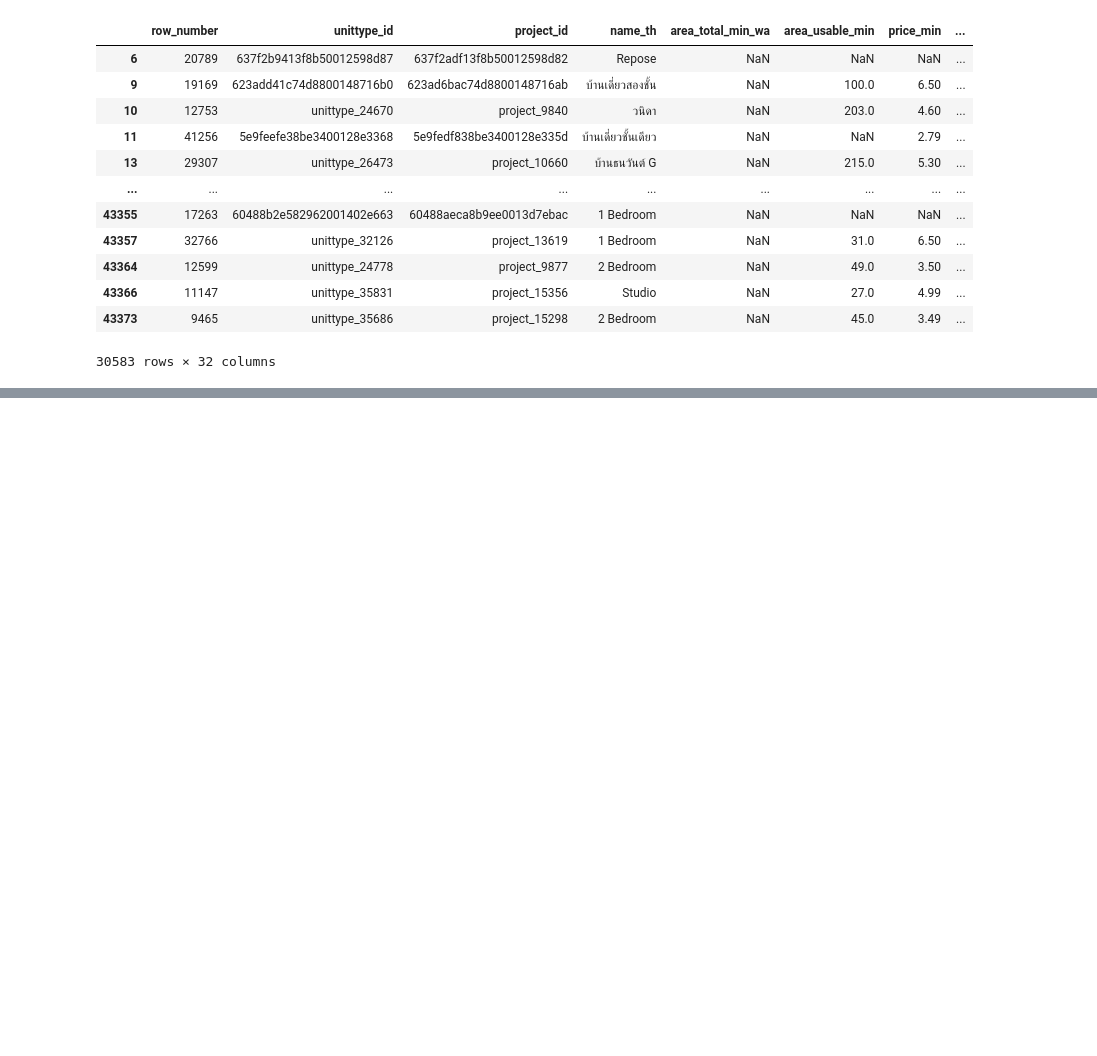
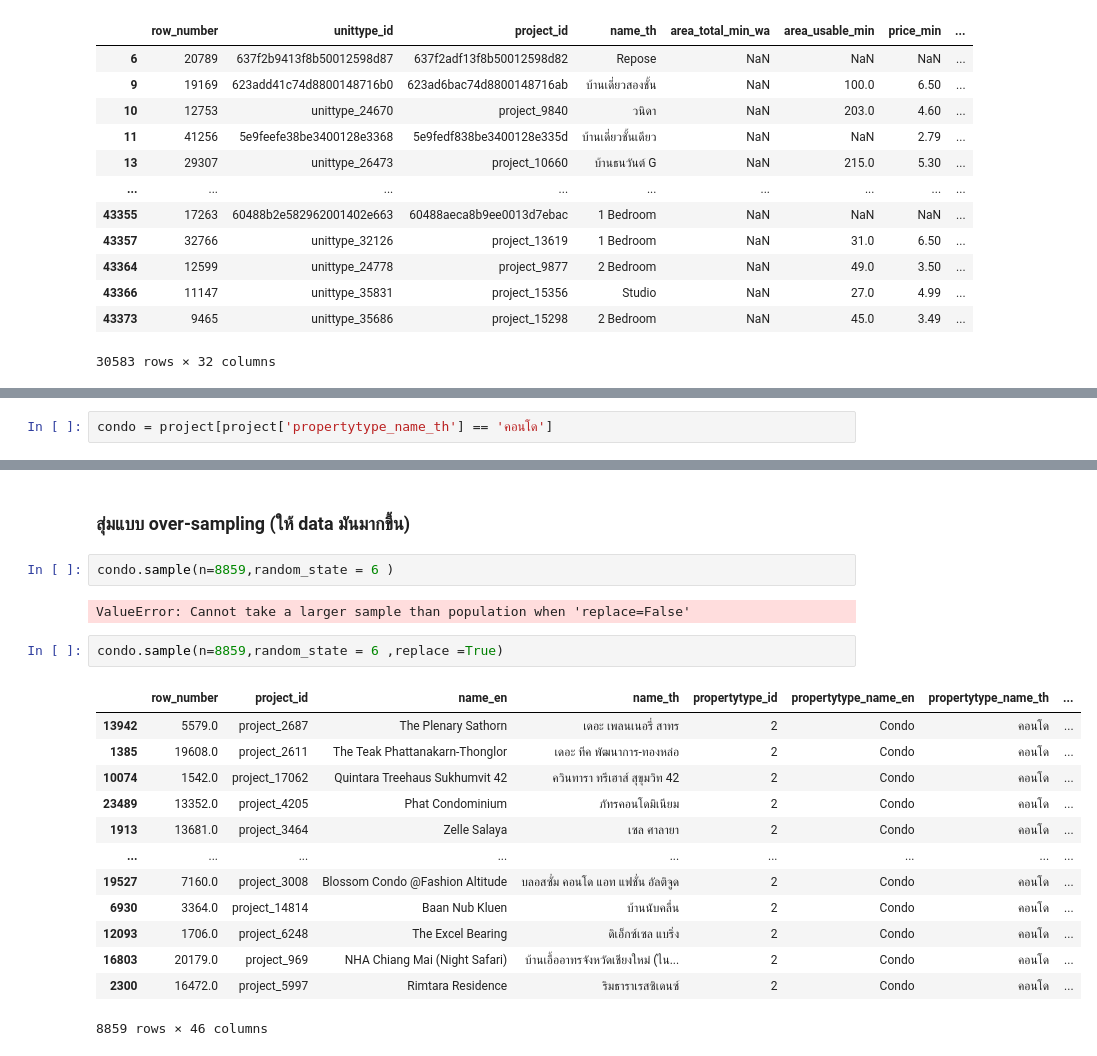
Before and after one commit to bugsotim/BSC_DPDM2025, a Jupyter notebook: CH3_Data_Prepocessing.ipynb, the cells around one changed output, grey strips where cells are left out. Drawn from its saved outputs; the diff is of its cells as text; blank space fills up the shorter version.

```diff
--- a/CH3_Data_Prepocessing.ipynb
+++ b/CH3_Data_Prepocessing.ipynb
@@ -607,0 +638,2 @@ condo_houses
+# %%
+condo = project[project['propertytype_name_th'] == 'คอนโด']
@@ -607,0 +687,22 @@ condo_houses
+# %% [markdown]
+### สุ่มแบบ over-sampling (ให้ data มันมากขึ้น)
+# %%
+condo.sample(n=8859,random_state = 6 )
+# %% [output]
+ValueError: Cannot take a larger sample than population when 'replace=False'
+# %%
+condo.sample(n=8859,random_state = 6 ,replace =True)
+# %% [output]
+|  | row_number | project_id | name_en | name_th | propertytype_id | propertytype_name_en | propertytype_name_th | ... |
+| 13942 | 5579.0 | project_2687 | The Plenary Sathorn | เดอะ เพลนเนอรี่ สาทร | 2 | Condo | คอนโด | ... |
+| 1385 | 19608.0 | project_2611 | The Teak Phattanakarn-Thonglor | เดอะ ทีค พัฒนาการ-ทองหล่อ | 2 | Condo | คอนโด | ... |
+| 10074 | 1542.0 | project_17062 | Quintara Treehaus Sukhumvit 42 | ควินทารา ทรีเฮาส์ สุขุมวิท 42 | 2 | Condo | คอนโด | ... |
+| 23489 | 13352.0 | project_4205 | Phat Condominium | ภัทรคอนโดมิเนียม | 2 | Condo | คอนโด | ... |
+| 1913 | 13681.0 | project_3464 | Zelle Salaya | เซล ศาลายา | 2 | Condo | คอนโด | ... |
+| ... | ... | ... | ... | ... | ... | ... | ... | ... |
+| 19527 | 7160.0 | project_3008 | Blossom Condo @Fashion Altitude | บลอสซั่ม คอนโด แอท แฟชั่น อัลติจูด | 2 | Condo | คอนโด | ... |
+| 6930 | 3364.0 | project_14814 | Baan Nub Kluen | บ้านนับคลื่น | 2 | Condo | คอนโด | ... |
+| 12093 | 1706.0 | project_6248 | The Excel Bearing | ดิเอ็กซ์เซล แบริ่ง | 2 | Condo | คอนโด | ... |
+| 16803 | 20179.0 | project_969 | NHA Chiang Mai (Night Safari) | บ้านเอื้ออาทรจังหวัดเชียงใหม่ (ไน... | 2 | Condo | คอนโด | ... |
+| 2300 | 16472.0 | project_5997 | Rimtara Residence | ริมธาราเรสซิเดนซ์ | 2 | Condo | คอนโด | ... |
+8859 rows × 46 columns
```
Also changed, not shown: parts of 19 cells of this notebook.
